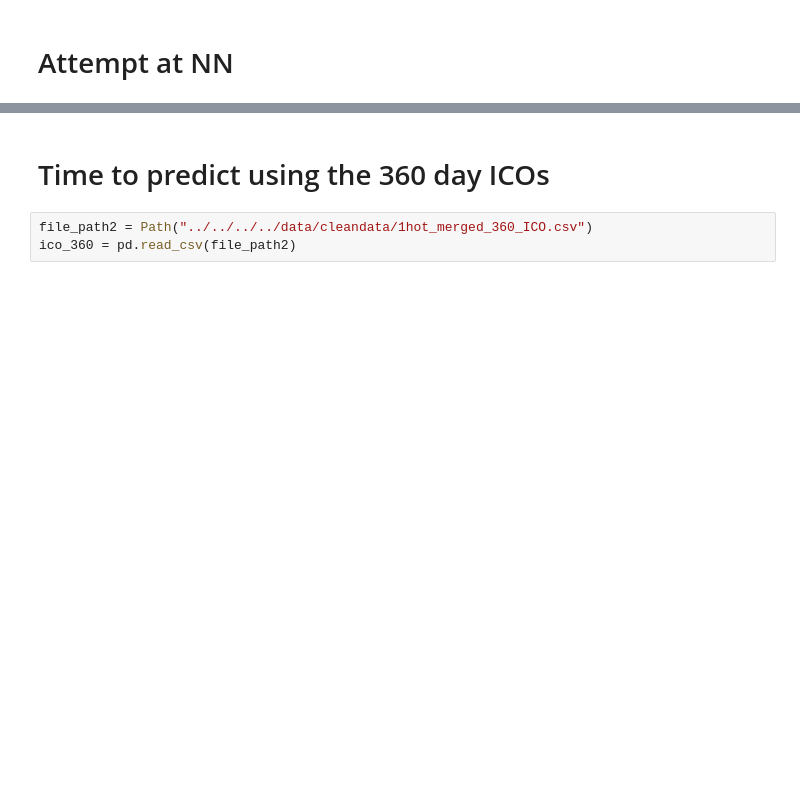
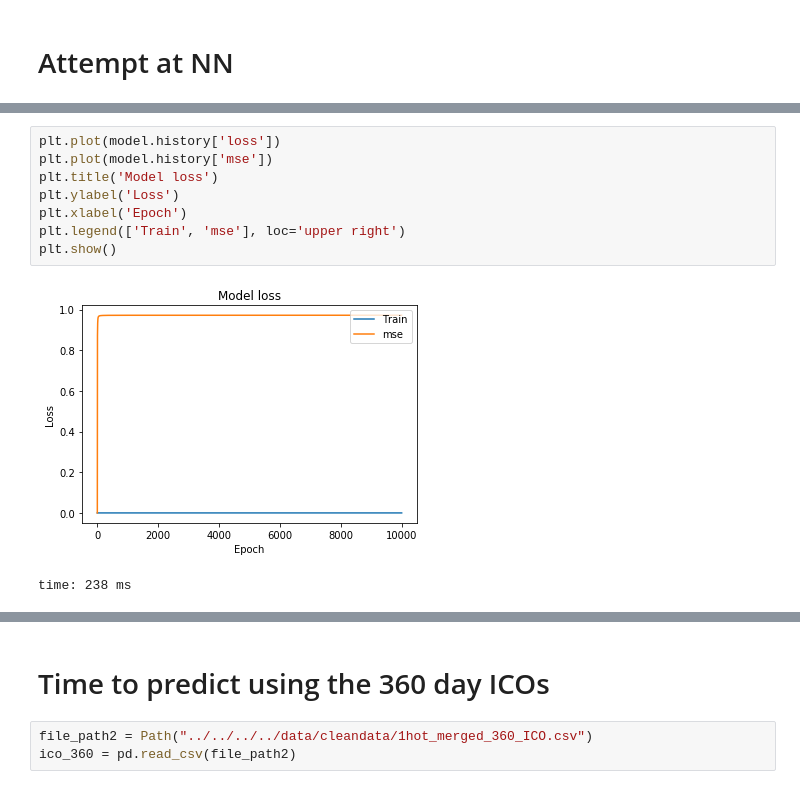
Before and after one commit to eccadena/ICO_Viability_Index, a Jupyter notebook: notebooks/libs/Eric/experimentation/Eric_NN_1_hidden.ipynb, the cells around one changed output, grey strips where cells are left out. Saved outputs shown, nothing was run; the diff lists cells and outputs as text; blank space fills up the shorter version.

```diff
--- a/notebooks/libs/Eric/experimentation/Eric_NN_1_hidden.ipynb
+++ b/notebooks/libs/Eric/experimentation/Eric_NN_1_hidden.ipynb
@@ -191,3 +214,14 @@ plt.show()
+# %%
+plt.plot(model.history['loss'])
+plt.plot(model.history['mse'])
+plt.title('Model loss')
+plt.ylabel('Loss')
+plt.xlabel('Epoch')
+plt.legend(['Train', 'mse'], loc='upper right')
+plt.show()
+# %% [output]
+[figure, added]
+time: 238 ms
 # %%
 min(model.history["loss"])
 # %% [output]
```
Also changed, not shown: parts of 44 cells of this notebook, 2 other files.
